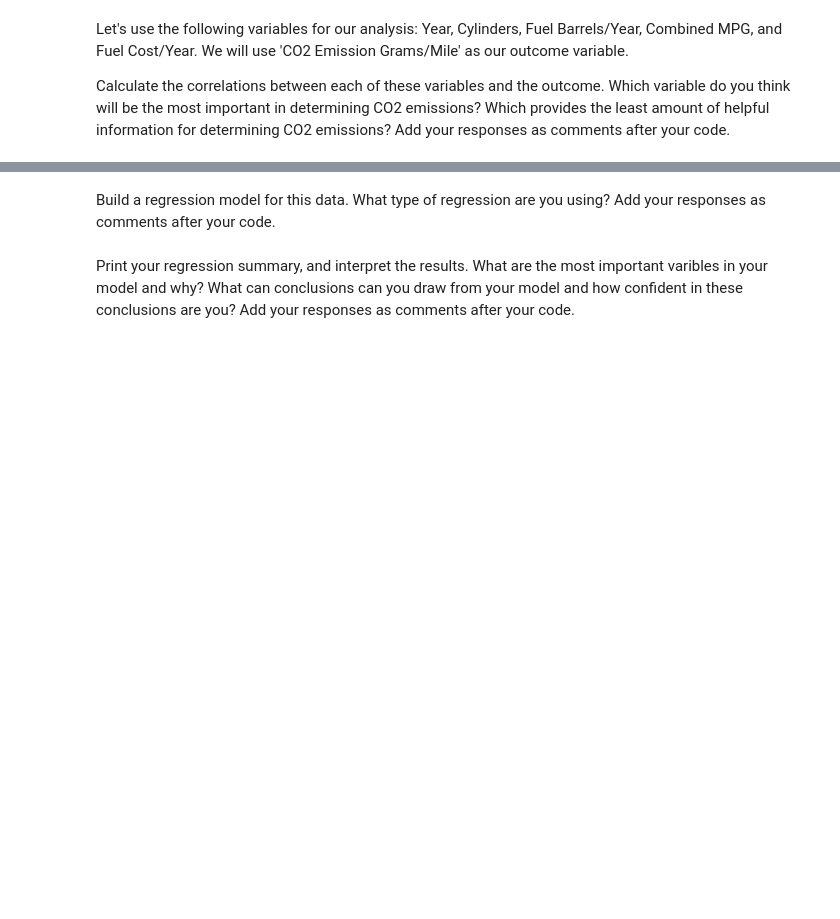
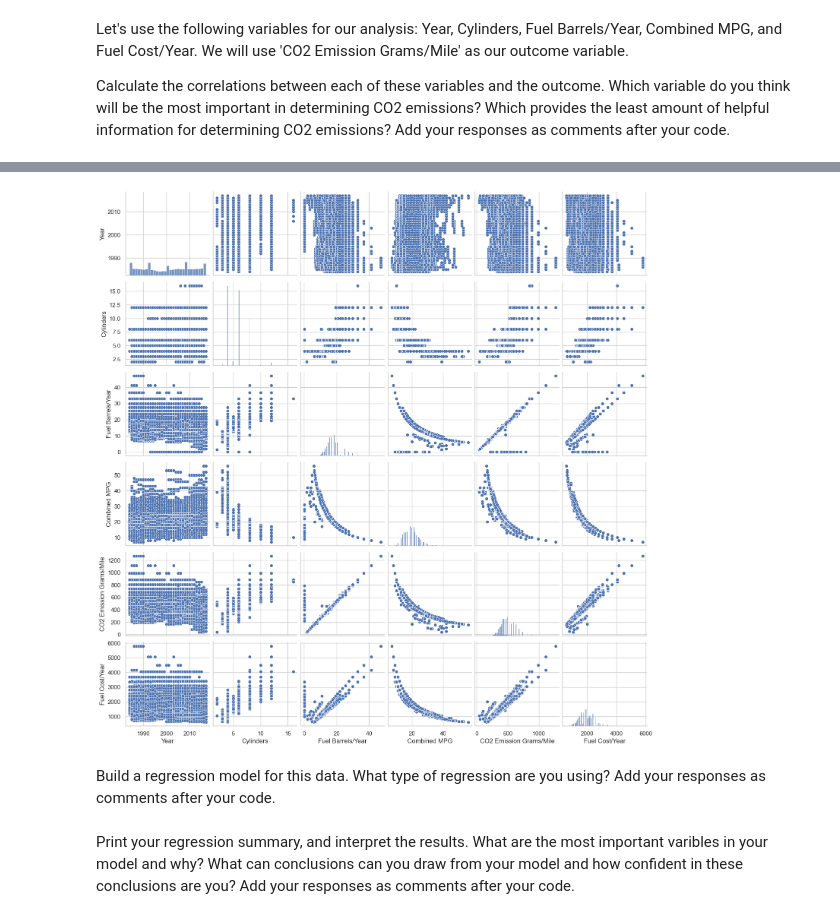
Before and after one commit to Ironhack-data-bcn-oct-2022/lab-regression-analysis, a Jupyter notebook: your-code.ipynb, the cells around one changed output, grey strips where cells are left out. Saved outputs shown, nothing was run; the diff lists cells and outputs as text; code cells hidden in the pictures; blank space fills up the shorter version.

```diff
--- a/your-code.ipynb
+++ b/your-code.ipynb
@@ -104,3 +195,6 @@ Interpret the results of your model. What can conclusions can you draw from your
 For the second part of this lab, we will use the vehicles.csv data set. You can find a copy of the dataset in the git hub folder. This dataset includes variables related to vehicle characteristics, including the model, make, and energy efficiency standards, as well as each car's CO2 emissions. As discussed in class the goal of this exercise is to predict vehicles' CO2 emissions based on several independent variables.
 # %%
 # Import any libraries you may need & the data
+
+vehicles_data = pd.read_csv("../lab-regression-analysis/vehicles.csv")
+vehicles_data
@@ -112,0 +219,4 @@ Calculate the correlations between each of these variables and the outcome. Whic
+# %%
+# Your response here.
+vehicles_data_2 = vehicles_data.drop(columns=['Make', 'Model', 'Engine Displacement', 'Transmission', 'Drivetrain', 'Vehicle Class', 'Fuel Type', 'City MPG', 'Highway MPG'])
+vehicles_data_2
@@ -113,3 +237,7 @@ Calculate the correlations between each of these variables and the outcome. Whic
+# %%
+sns.pairplot(vehicles_data_2);
+# %% [output]
+[figure, added]
 # %% [markdown]
 Build a regression model for this data. What type of regression are you using? Add your responses as comments after your code.
 # %%
```
Also changed, not shown: parts of 19 cells of this notebook.
